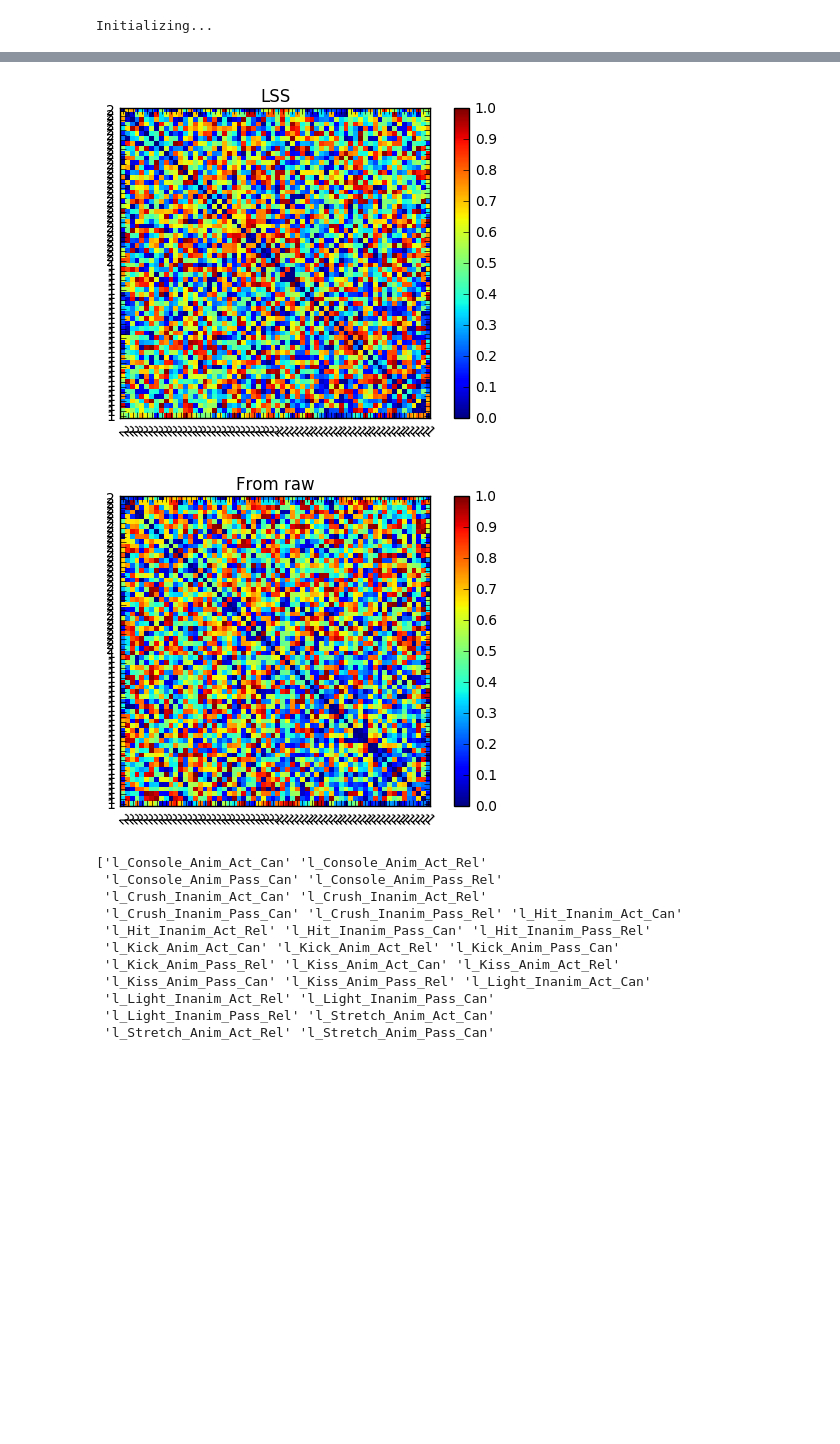
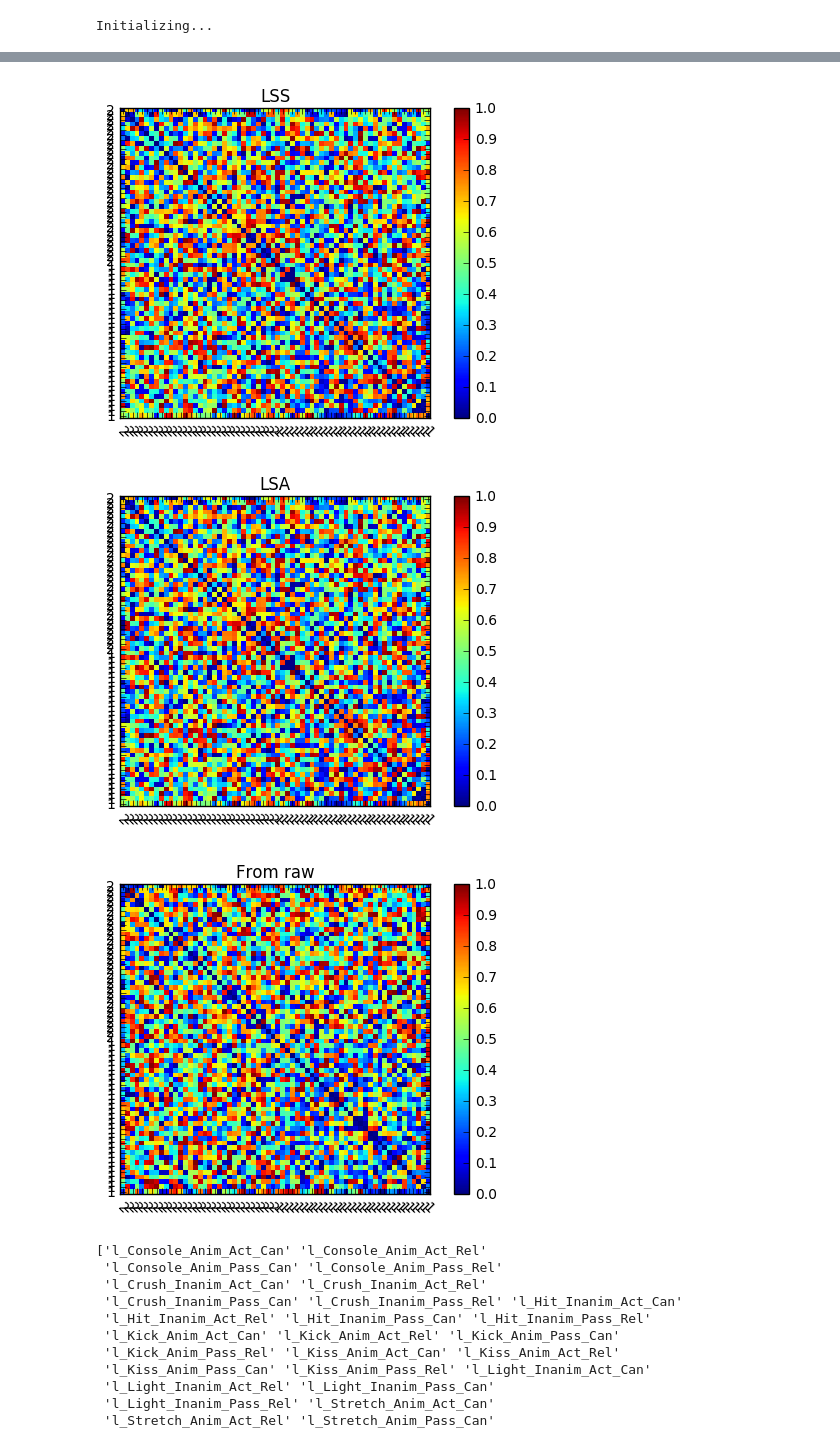
Before and after one commit to njchiang/LanguageMVPA, a Jupyter notebook: multivariate/python/analysis/betaScratchpad.ipynb, the cells around one changed output, grey strips where cells are left out. Drawn from its saved outputs; the diff is of its cells as text; code cells hidden in the pictures; blank space fills up the shorter version.

```diff
--- a/multivariate/python/analysis/betaScratchpad.ipynb
+++ b/multivariate/python/analysis/betaScratchpad.ipynb
@@ -59,7 +60,9 @@ fds = lmvpa.replacetargets(evds, contrasts, con)
 fds = fds[fds.targets != '0']
 # %%
 # load betas
-bds = lmvpa.loadsubbetas(paths, sub, btype=betatype, m=roi)
-bds = lmvpa.replacetargets(bds, contrasts, con)
+lss = lmvpa.loadsubbetas(paths, sub, btype=betatype, method="LSS", m=roi)
+lss = lmvpa.replacetargets(lss, contrasts, con)
+lsa = lmvpa.loadsubbetas(paths, sub, btype=betatype, method="LSA", m=roi)
+lsa = lmvpa.replacetargets(lsa, contrasts, con)
 # %% [output]
 LMVPA005
@@ -76,9 +79,10 @@ zscore(bds, chunks_attr='chunks')
 # fpidx = fds.chunks >= fds.sa['chunks'].unique[len(fds.sa['chunks'].unique) / 2]
 # blidx = bds.sa['stim'].value == 's'
 fds = lmvpa.sortds(fds)
-bds = lmvpa.sortds(bds)
+lsa = lmvpa.sortds(lsa)
+lss = lmvpa.sortds(lss)
 flidx = fds.chunks == fds.chunks
-blidx = bds.chunks == bds.chunks
+lssidx = lss.chunks == lss.chunks
 # %%
 # beta extraction QC
 import numpy as np
@@ -145,14 +154,17 @@ from raw mean: 0.46875
 # %%
 from mvpa2.measures import rsa
 dsm = rsa.PDist(square=True)
 frsares = dsm(fds[flidx].copy())
-brsares = dsm(bds[blidx].copy())
+lssrsares = dsm(lss[lssidx].copy())
+lsarsares = dsm(lsa[lssidx].copy())
 import rsautils as ru
-bf, bax = ru.plot_mtx(ru.rankTransform(brsares), bds[blidx].sa.targets, 'LSS', vmin=0, vmax=1)
+lssf, lssax = ru.plot_mtx(ru.rankTransform(lssrsares), lss[lssidx].sa.targets, 'LSS', vmin=0, vmax=1)
+lsaf, lsaax = ru.plot_mtx(ru.rankTransform(lsarsares), lsa[lssidx].sa.targets, 'LSA', vmin=0, vmax=1)
 ff, fax = ru.plot_mtx(ru.rankTransform(frsares), fds[flidx].sa.targets, 'From raw', vmin=0, vmax=1)
 # %% [output]
 [figure]
-[figure, old version]
+[figure, new version]
+[figure, added]
 # %%
 print bds.sa.trial_type
 print fds.sa.trial_type
```
Also changed, not shown: parts of 7 cells of this notebook, 4 other files.
